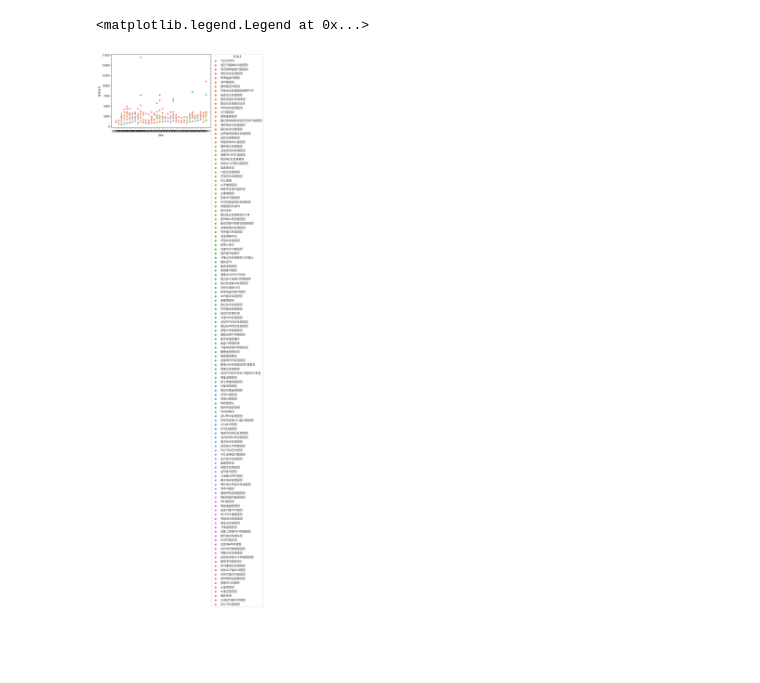
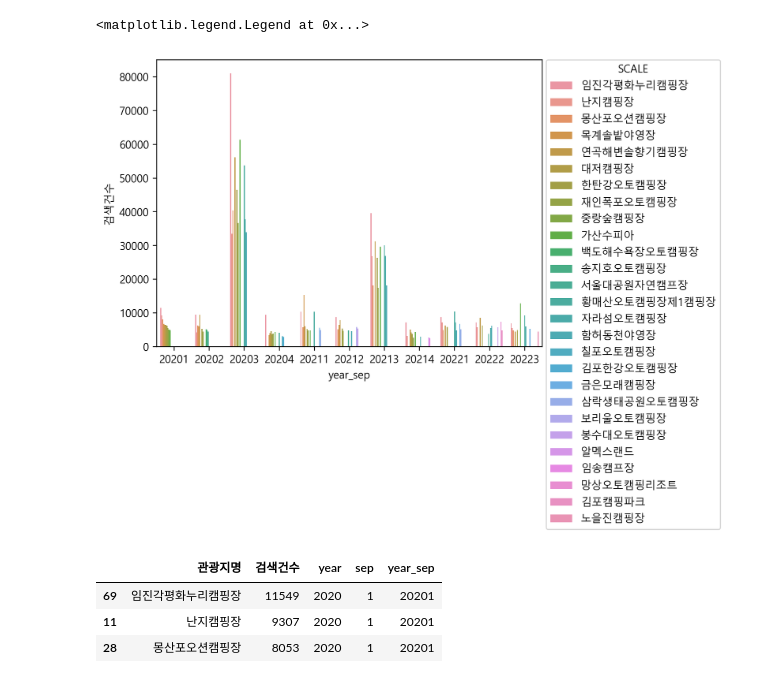
Before and after one commit to tiamoirony/Done, a Jupyter notebook: jk.ipynb, the cells around one changed output. Cells and saved outputs as stored; diff of their text form; code cells hidden in the pictures; blank space fills up the shorter version.

```diff
--- a/jk.ipynb
+++ b/jk.ipynb
@@ -92,14 +97,13 @@ cam_win_2021['sep'] = 4
 cam_2021 = pd.concat([cam_sp_2021,cam_sum_2021,cam_fal_2021,cam_win_2021])
 # %%
-
-cam_sp_2022 = camping[(camping['date'].astype(int) >= 202203) & (camping['date'].astype(int) <= 202205)].groupby(['관광지명'],as_index=False).agg(검색건수=('검색건수','sum'))
-cam_sp_2022['year'] = 2022
-cam_sp_2022['sep'] = 1
-cam_sum_2022 = camping[(camping['date'].astype(int) >= 202206) & (camping['date'].astype(int) <= 202208)].groupby(['관광지명'],as_index=False).agg(검색건수=('검색건수','sum'))
-cam_sum_2022['year'] = 2022
-cam_sum_2022['sep'] = 2
-cam_fal_2022 = camping[(camping['date'].astype(int) >= 202209) & (camping['date'].astype(int) <= 2022011)].groupby(['관광지명'],as_index=False).agg(검색건수=('검색건수','sum'))
-cam_fal_2022['year'] = 2022
-cam_fal_2022['sep'] = 3
+cam_sp_2022 = camping[(camping['date'].astype(int) >= 202203) & (camping['date'].astype(int) <= 202205)].groupby(['관광지명'],as_index=False).agg(검색건수=('검색건수','sum')).sort_values(by='검색건수',ascending=False).head(10)
+cam_sp_2022['year'] = '2022'
+cam_sp_2022['sep'] = '1'
+cam_sum_2022 = camping[(camping['date'].astype(int) >= 202206) & (camping['date'].astype(int) <= 202208)].groupby(['관광지명'],as_index=False).agg(검색건수=('검색건수','sum')).sort_values(by='검색건수',ascending=False).head(10)
+cam_sum_2022['year'] = '2022'
+cam_sum_2022['sep'] = '2'
+cam_fal_2022 = camping[(camping['date'].astype(int) >= 202209) & (camping['date'].astype(int) <= 2022011)].groupby(['관광지명'],as_index=False).agg(검색건수=('검색건수','sum')).sort_values(by='검색건수',ascending=False).head(10)
+cam_fal_2022['year'] = '2022'
+cam_fal_2022['sep'] = '3'
 
 cam_2022 = pd.concat([cam_sp_2022,cam_sum_2022,cam_fal_2022])
@@ -122,6 +110,18 @@ cam_2020
+# %%
+cam_2020['year_sep'] = cam_2020['year']+cam_2020['sep']
+cam_2021['year_sep'] = cam_2021['year']+cam_2021['sep']
+cam_2022['year_sep'] = cam_2022['year']+cam_2022['sep']
+cam_sep = pd.concat([cam_2020,cam_2021,cam_2022])
 # %%
-sns.scatterplot(data = camping, x='date',y='검색건수',hue='관광지명')
+sns.barplot(data = cam_sep, x='year_sep',y='검색건수',hue='관광지명')
 plt.legend(bbox_to_anchor=(1.01, 1), loc='upper left',title= 'SCALE', borderaxespad=0)
 # %% [output]
 <matplotlib.legend.Legend at 0x...>
-[figure, old version]
+[figure, new version]
+# %%
+cam_sep.head(3)
+# %% [output]
+|  | 관광지명 | 검색건수 | year | sep | year_sep |
+| 69 | 임진각평화누리캠핑장 | 11549 | 2020 | 1 | 20201 |
+| 11 | 난지캠핑장 | 9307 | 2020 | 1 | 20201 |
+| 28 | 몽산포오션캠핑장 | 8053 | 2020 | 1 | 20201 |
```
Also changed, not shown: parts of 6 cells of this notebook.
